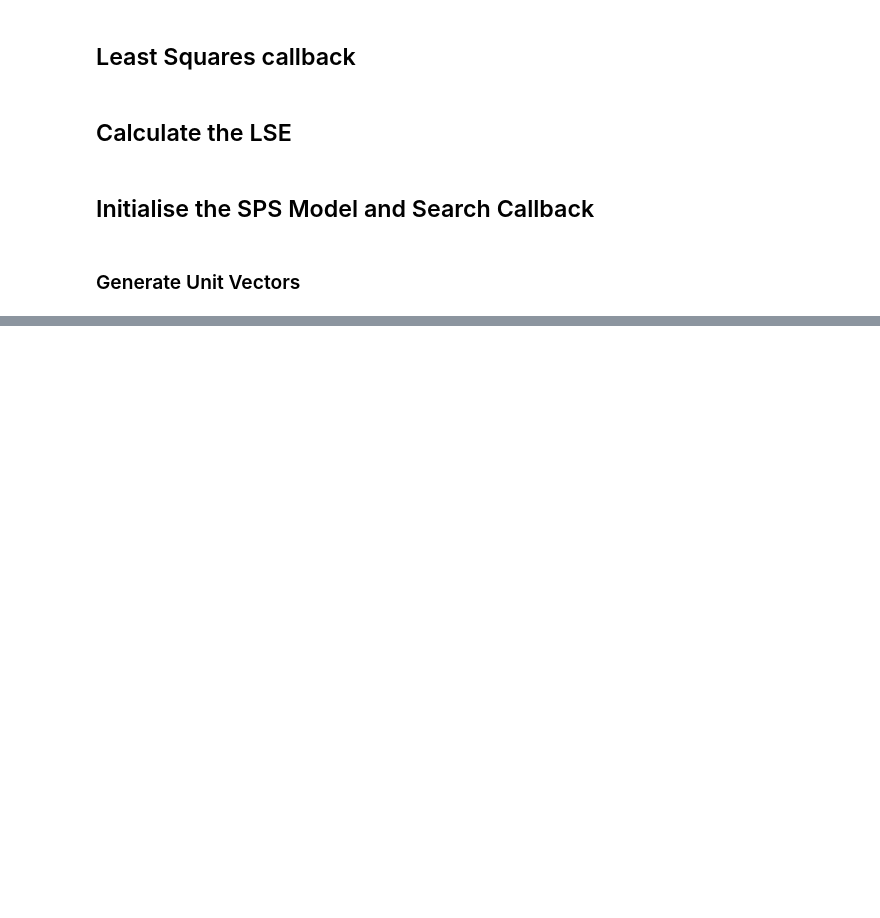
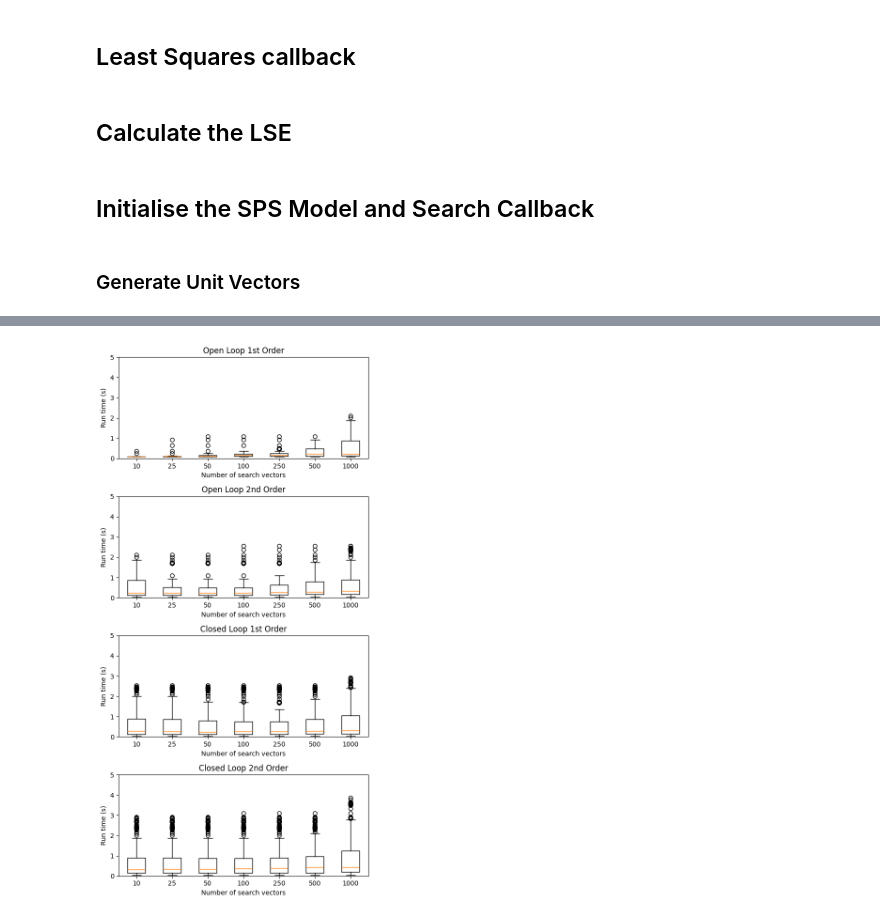
Before and after one commit to Muckthebuck/Learning-Dynamic-Systems, a Jupyter notebook: search/notebooks/smart_search_2d.ipynb, the cells around one changed output, grey strips where cells are left out. Drawn from its saved outputs; the diff is of its cells as text; code cells hidden in the pictures; blank space fills up the shorter version.

Commit message:
Update smart search notebook

```diff
--- a/search/notebooks/smart_search_2d.ipynb
+++ b/search/notebooks/smart_search_2d.ipynb
@@ -363,3 +501,32 @@ len(ol_1.A)
+# %%
+# Plot results
+# print(results_dict.keys())
+
+# Create a figure with 4 rows and 1 column
+plot_titles = ["Open Loop 1st Order", "Open Loop 2nd Order", "Closed Loop 1st Order", "Closed Loop 2nd Order"]
+fig, axs = plt.subplots(4, 1, figsize=(6, 12))  # Adjust figsize as needed
+
+# Plot something in each subplot
+for i, ax in enumerate(axs):
+    data = list(models_dict.values())[i]
+    ax.boxplot(list(data.values()))
+    ax.set_title(plot_titles[i])
+    ax.set_xticklabels(test_n_vectors)
+    ax.set_xlabel("Number of search vectors")
+    ax.set_ylabel("Run time (s)")
+    ax.set_ylim(np.array([0, 5]))
+
+# Adjust layout to prevent overlap
+plt.tight_layout()
+
+# Show the figure
+plt.show()
+
+# fig = plt.figure()
+# ax = fig.add_axes([0, 0, 1, 1])
+# bp = ax.boxplot(np.array(list(results_dict.values())) * 1000)
+# %% [output]
+[figure, added]
 # %%
 # benchmark
 import cProfile, pstats
```
Also changed, not shown: parts of 14 cells of this notebook.
